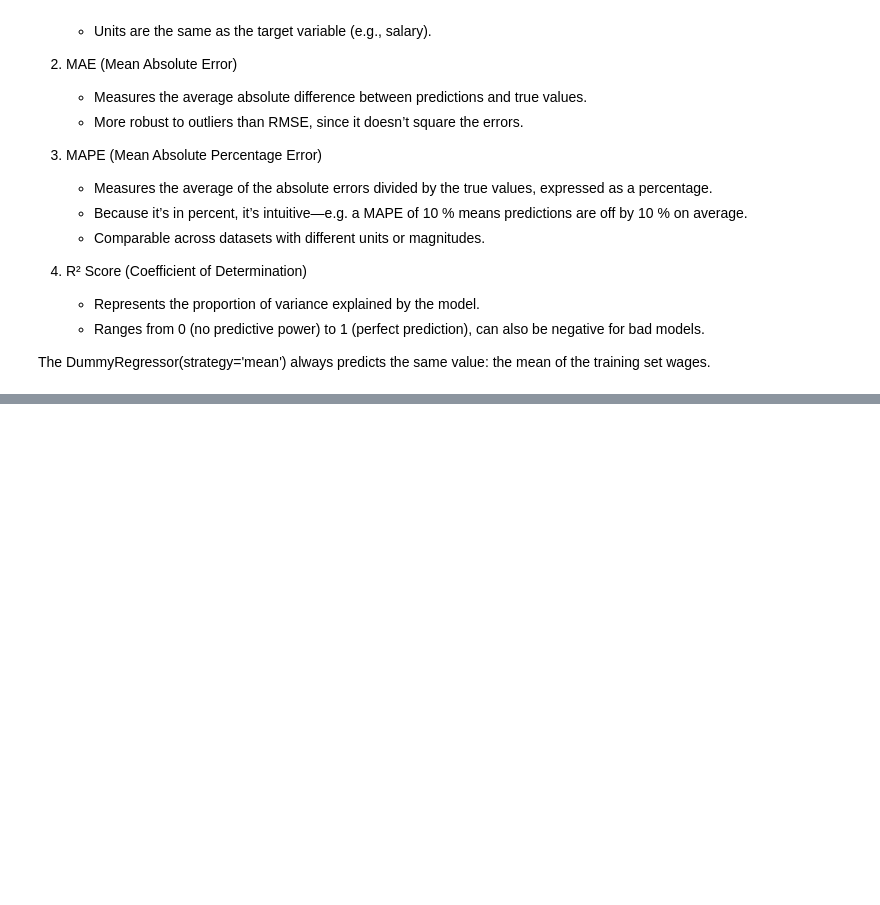
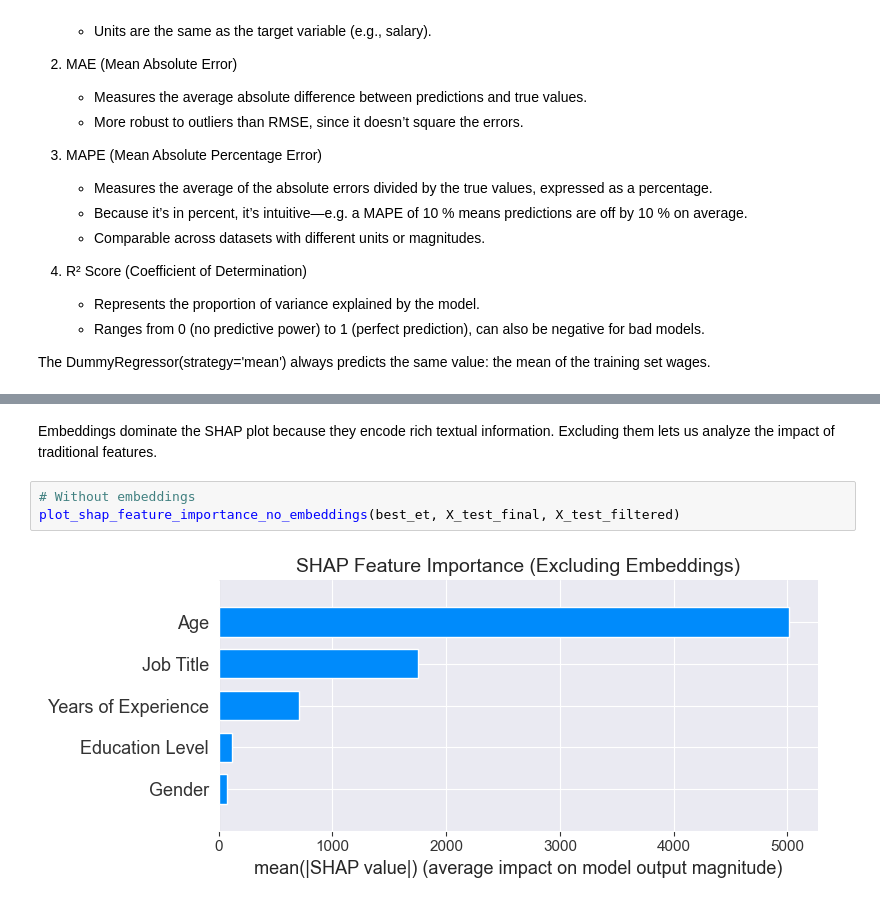
Before and after one commit to leonardoheis/fau_predic_salario, a Jupyter notebook: notebooks/main.ipynb, the cells around one changed output, grey strips where cells are left out. Cells and saved outputs as stored; diff of their text form; blank space fills up the shorter version.

```diff
--- a/notebooks/main.ipynb
+++ b/notebooks/main.ipynb
@@ -871,0 +961,7 @@ MAPE: 10.11%
+# %% [markdown]
+Embeddings dominate the SHAP plot because they encode rich textual information. Excluding them lets us analyze the impact of traditional features.
+# %%
+# Without embeddings
+plot_shap_feature_importance_no_embeddings(best_et, X_test_final, X_test_filtered)
+# %% [output]
+[figure, added]
```
Also changed, not shown: parts of 23 cells of this notebook, 3 other files.
